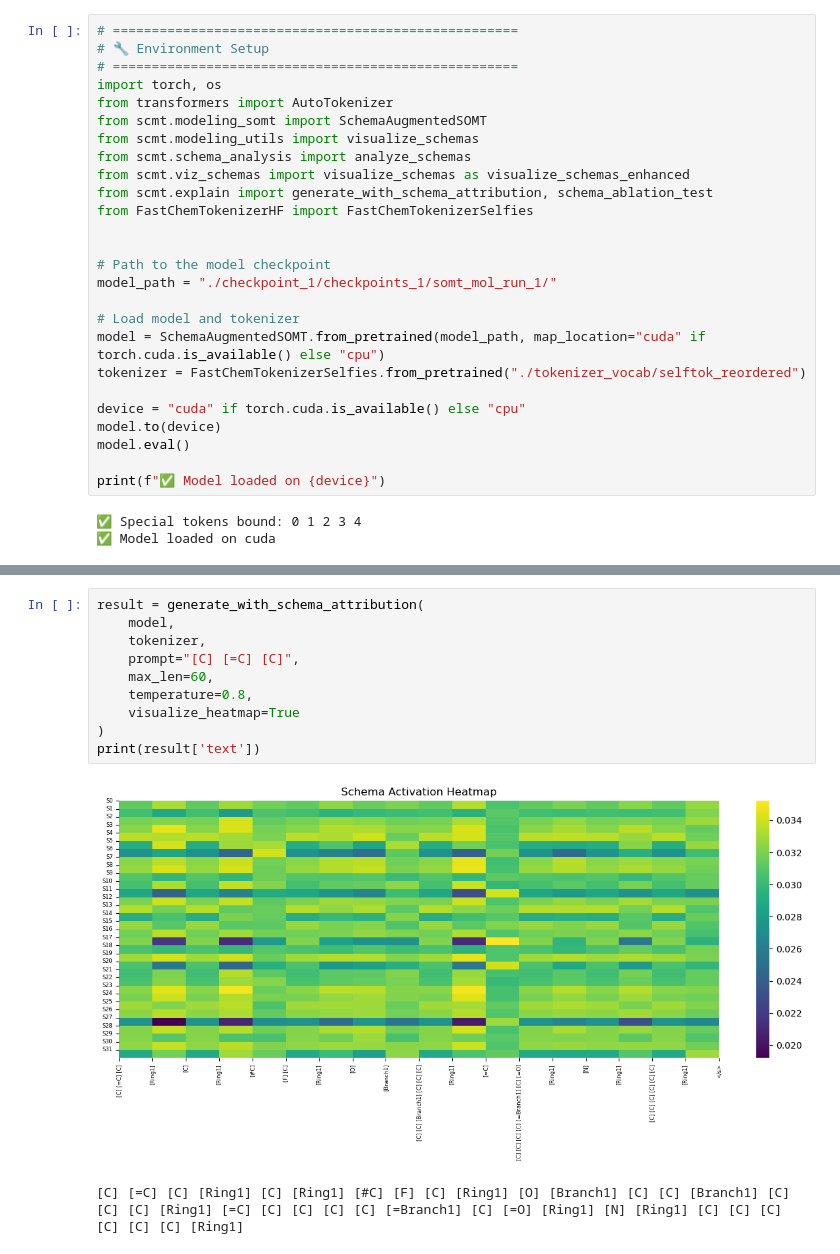
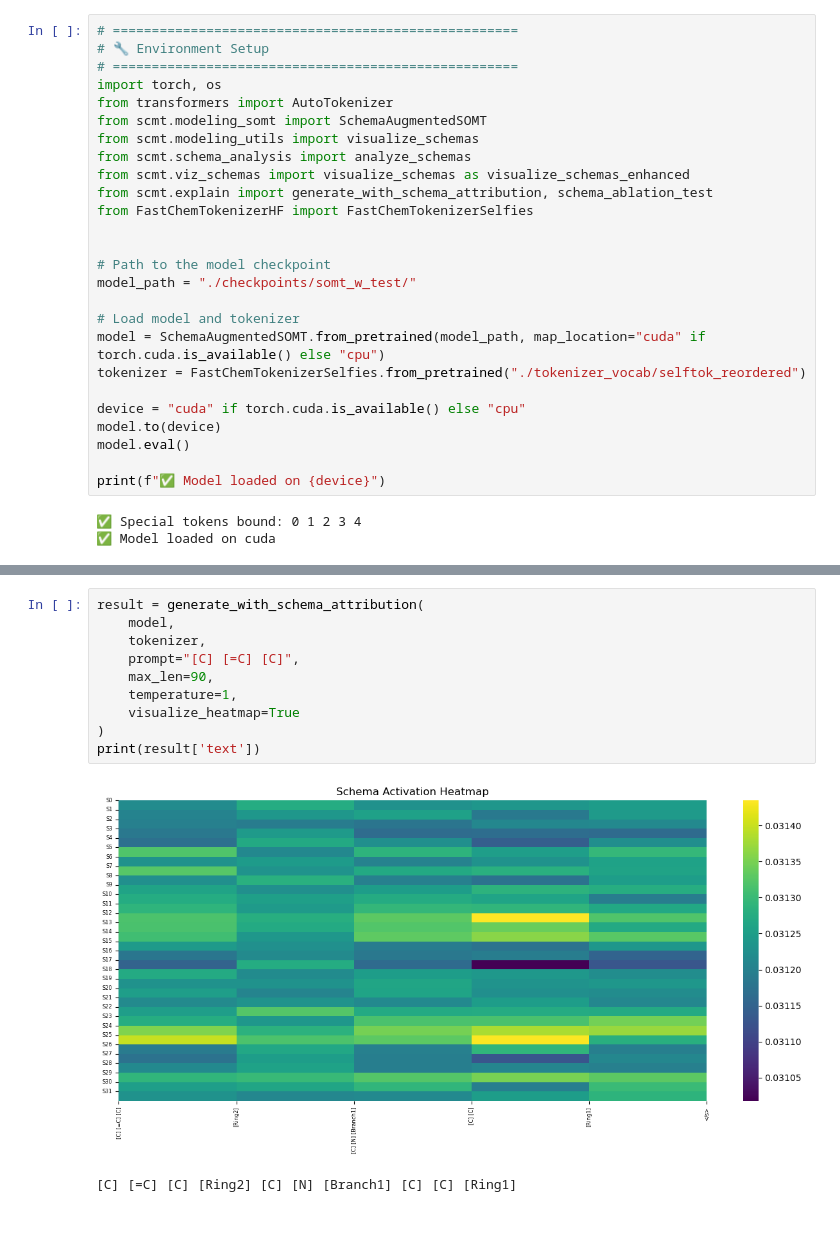
Before and after one commit to ssru1010/SCMT, a Jupyter notebook: example_usage_interpret.ipynb, the cells around one changed output, grey strips where cells are left out. Cells and saved outputs as stored; diff of their text form; blank space fills up the shorter version.

```diff
--- a/example_usage_interpret.ipynb
+++ b/example_usage_interpret.ipynb
@@ -13,7 +13,7 @@ from FastChemTokenizerHF import FastChemTokenizerSelfies
 
 
 # Path to the model checkpoint
-model_path = "./checkpoint_1/checkpoints_1/somt_mol_run_1/"
+model_path = "./checkpoints/somt_w_test/"
 
 # Load model and tokenizer
 model = SchemaAugmentedSOMT.from_pretrained(model_path, map_location="cuda" if torch.cuda.is_available() else "cpu")
@@ -187,13 +214,13 @@ print(analysis)  # Print the analysis summary
 # %%
 result = generate_with_schema_attribution(
     model,
     tokenizer,
     prompt="[C] [=C] [C]",
-    max_len=60,
-    temperature=0.8,
+    max_len=90,
+    temperature=1,
     visualize_heatmap=True
 )
 print(result['text'])
 # %% [output]
-[figure, old version]
+[figure, new version]
-[C] [=C] [C] [Ring1] [C] [Ring1] [#C] [F] [C] [Ring1] [O] [Branch1] [C] [C] [Branch1] [C] [C] [C] [Ring1] [=C] [C] [C] [C] [C] [=Branch1] [C] [=O] [Ring1] [N] [Ring1] [C] [C] [C] [C] [C] [C] [Ring1]
+[C] [=C] [C] [Ring2] [C] [N] [Branch1] [C] [C] [Ring1]
```
Also changed, not shown: parts of 7 cells of this notebook, 11 other files.
